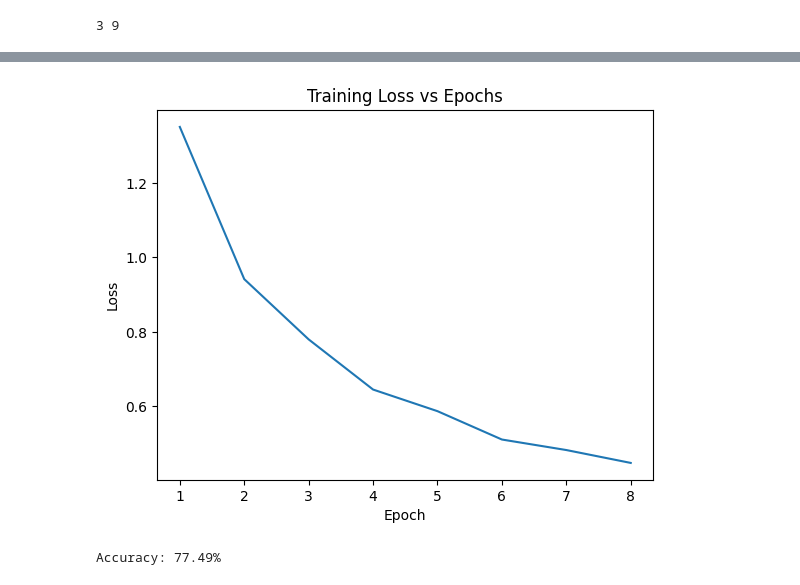
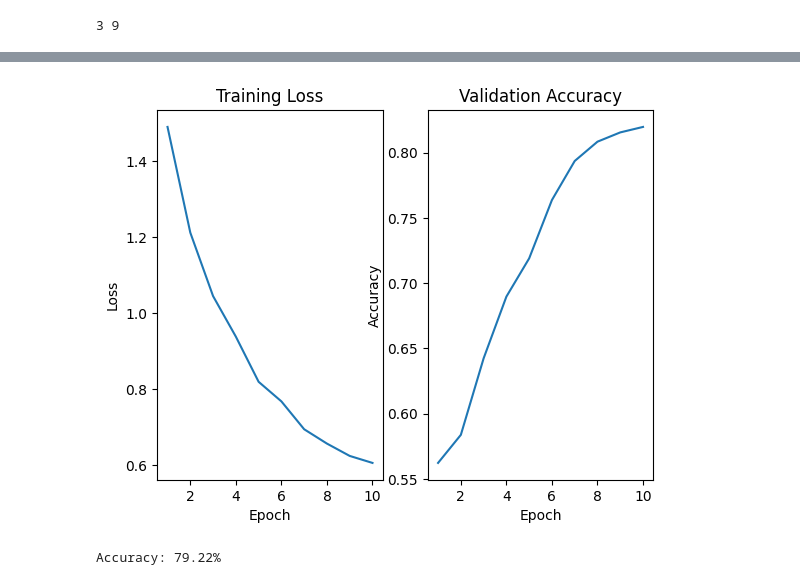
Before and after one commit to Tanish-0001/OpenMax-PathMNIST, a Jupyter notebook: train_model.ipynb, the cells around one changed output, grey strips where cells are left out. Drawn from its saved outputs; the diff is of its cells as text; code cells hidden in the pictures.

Commit message:
improved model and small changes

```diff
--- a/train_model.ipynb
+++ b/train_model.ipynb
@@ -95,23 +97,22 @@ class PathNet(nn.Module):
 device = torch.device('cuda' if torch.cuda.is_available() else 'cpu')
 model = PathNet(n_channels, n_classes).to(device)
 criterion = nn.CrossEntropyLoss()
+# %%
+num_epochs = 10
+learning_rate = 0.01
+optimizer = optim.Adam(model.parameters(), lr=learning_rate)
+scheduler = optim.lr_scheduler.StepLR(optimizer, step_size=2, gamma=0.5)
 # %%
-num_epochs = 8
-learning_rate = 0.01
-optimizer = optim.Adam(model.parameters(), lr=learning_rate)
+losses = []
+val_accuracies = []
 
-total_steps = len(train_loader)
-losses = []
 for epoch in range(num_epochs):
-    if (epoch + 1) % 2 == 0:
-        learning_rate *= 0.5
-        optimizer = optim.Adam(model.parameters(), lr=learning_rate)
 
-    print('========= Epoch:', epoch + 1, "===========")
-    train_loss = 0
+    loop = tqdm(train_loader, desc=f"Epoch {epoch + 1}/{num_epochs}")
+    train_loss = 0.
+
     model.train()
-
-    for images, labels in tqdm(train_loader):
+    for images, labels in loop:
         images = images.to(device)
         labels = labels.view(-1).long().to(device)
 
@@ -141,7 +142,5 @@ for epoch in range(num_epochs):
             correct += torch.eq(predicted, labels).sum().item()
 
     acc = correct / total
-    print(f'Accuracy: {100 * acc:.2f}%')
-    print(f"Loss: {train_loss}")
-
-print('Finished Training')
+    val_accuracies.append(acc)
+    scheduler.step()
@@ -174,16 +147,24 @@ Finished Training
 # %%
 import matplotlib.pyplot as plt
 
-plt.plot(range(1, num_epochs + 1), losses)
-plt.title('Training Loss vs Epochs')
-plt.xlabel('Epoch')
-plt.ylabel('Loss')
+fig, axes = plt.subplots(1, 2)
+
+axes[0].plot(range(1, num_epochs + 1), losses)
+axes[0].set_title('Training Loss')
+axes[0].set_xlabel('Epoch')
+axes[0].set_ylabel('Loss')
+
+axes[1].plot(range(1, num_epochs + 1), val_accuracies)
+axes[1].set_title('Validation Accuracy')
+axes[1].set_xlabel('Epoch')
+axes[1].set_ylabel('Accuracy')
+
 plt.show()
 # %% [output]
-[figure, old version]
+[figure, new version]
 # %%
+model.eval()
 with torch.no_grad():
-    model.eval()
     correct = 0
     total = 0
 
@@ -199,6 +180,6 @@ with torch.no_grad():
     acc = correct / total
     print(f'Accuracy: {100 * acc:.2f}%')
 # %% [output]
-Accuracy: 77.49%
+Accuracy: 79.22%
 # %%
 torch.save(model.state_dict(), 'trained_model.pth')
```
Also changed, not shown: parts of 3 cells of this notebook, 4 other files.
